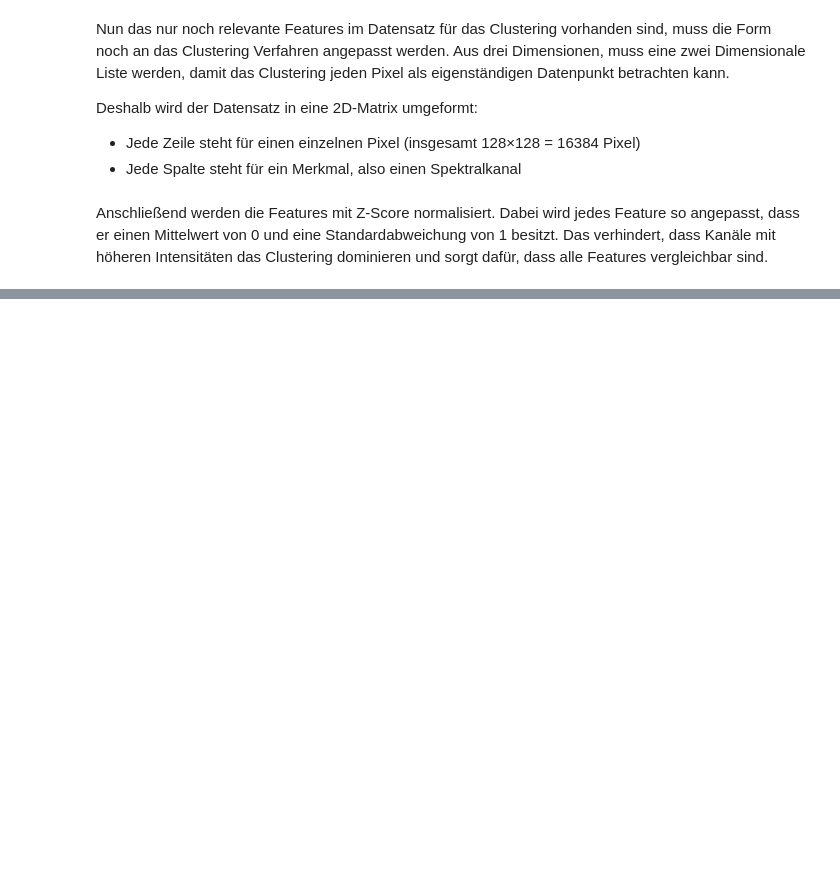
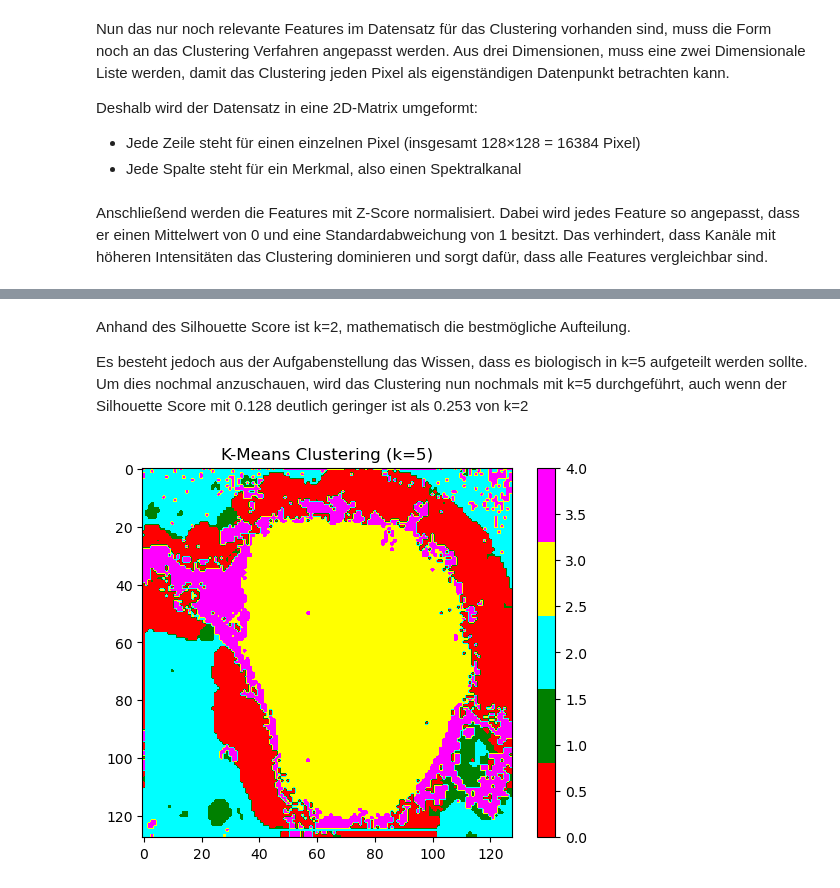
Before and after one commit to piask16/DataScienceAbgabe, a Jupyter notebook: ProgrammentwurfDataScience.ipynb, the cells around one changed output, grey strips where cells are left out. Cells and saved outputs as stored; diff of their text form; code cells hidden in the pictures; blank space fills up the shorter version.

Commit message:
Aufgabe 3 fertig

```diff
--- a/ProgrammentwurfDataScience.ipynb
+++ b/ProgrammentwurfDataScience.ipynb
@@ -106,0 +153,15 @@ pixel_matrix_norm = scaler.fit_transform(pixel_matrix)
+# %% [markdown]
+Anhand des Silhouette Score ist k=2, mathematisch die bestmögliche Aufteilung.
+
+Es besteht jedoch aus der Aufgabenstellung das Wissen, dass es biologisch in k=5 aufgeteilt werden sollte. Um dies nochmal anzuschauen, wird das Clustering nun nochmals mit k=5 durchgeführt, auch wenn der Silhouette Score mit 0.128 deutlich geringer ist als 0.253 von k=2
+# %%
+kmeans = KMeans(n_clusters=5, random_state=42)
+labels = kmeans.fit_predict(pixel_matrix_norm)
+label_map = labels.reshape(128, 128)
+farben = ['red', 'green', 'cyan', 'yellow', 'magenta']
+plt.imshow(label_map, cmap=plt.matplotlib.colors.ListedColormap(farben))
+plt.title('K-Means Clustering (k=5)')
+plt.colorbar()
+plt.show()
+# %% [output]
+[figure, added]
```
Also changed, not shown: parts of 5 cells of this notebook.
